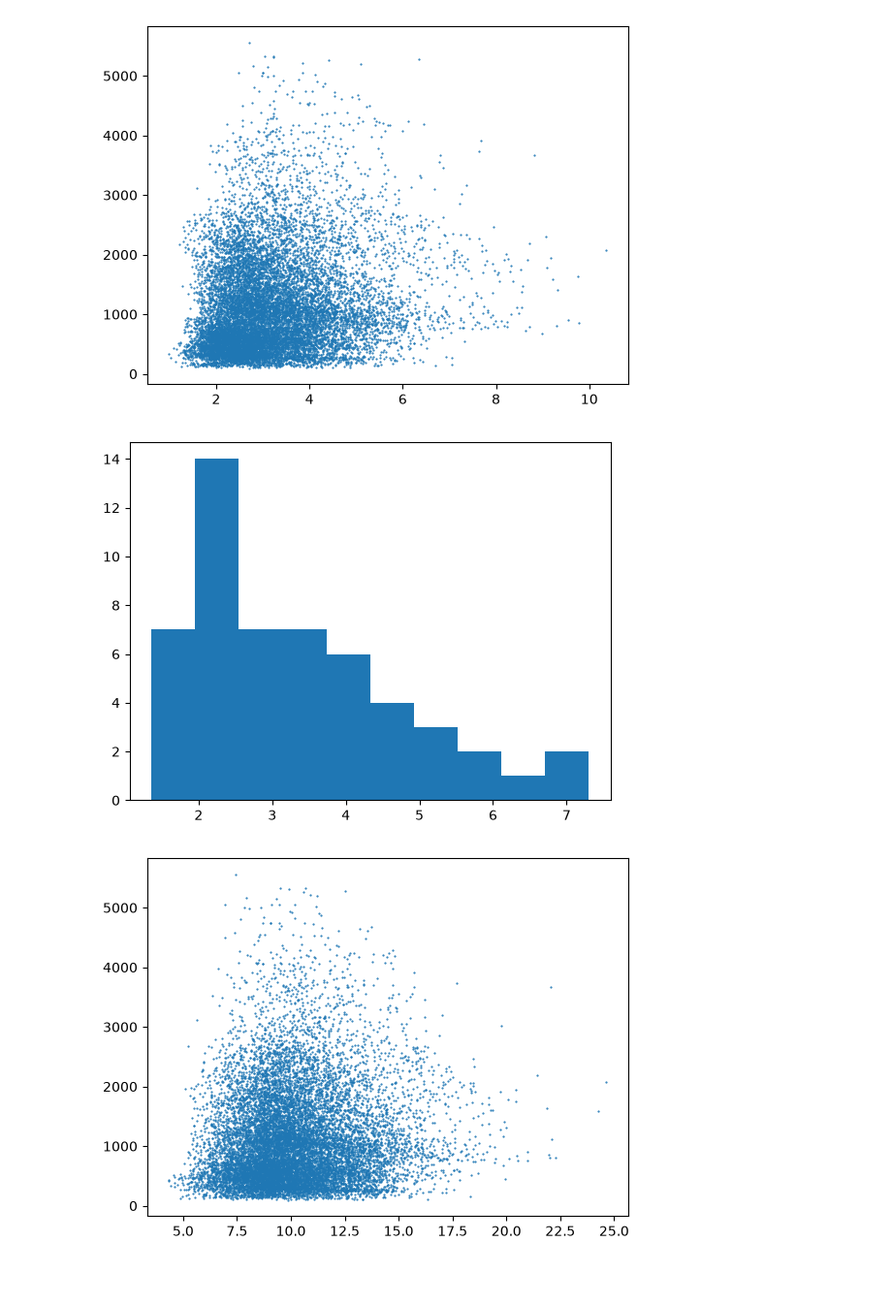
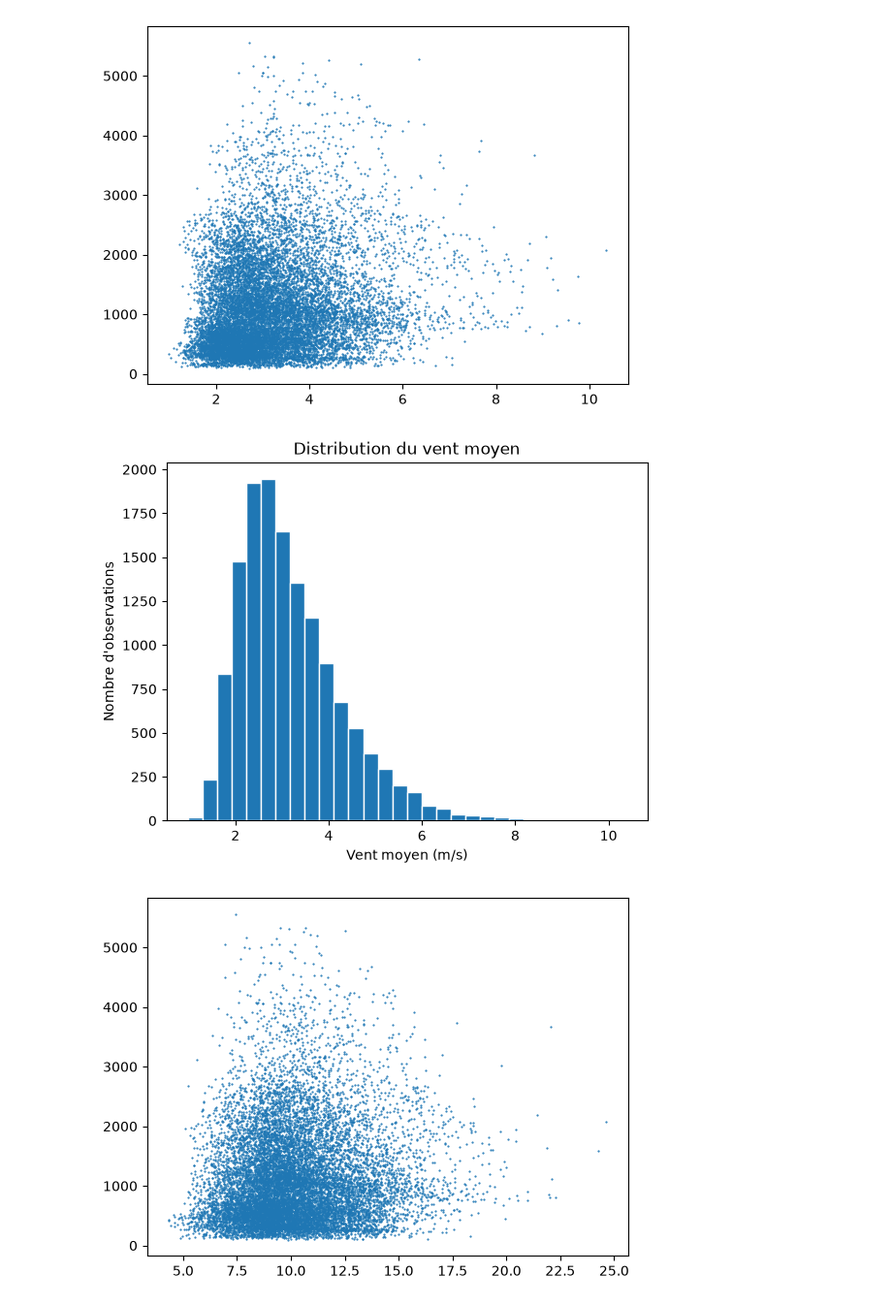
Before and after one commit to jadevalade2/projet_python_datascience_2AS1, a Jupyter notebook: rapport.ipynb, the cells around one changed output. Shown at 97% size. Drawn from its saved outputs; the diff is of its cells as text; code cells hidden in the pictures; blank space fills up the shorter version.

```diff
--- a/rapport.ipynb
+++ b/rapport.ipynb
@@ -373,16 +384,18 @@ plt.show()
 # %%
 
 ### Note : graphique à comparer avec les moyennes de vent, sinon inutile
 
 
 from matplotlib import pyplot as plt
 
-x = ventCrime["vent_moyen_ms"]
-
-plt.hist(x)
+x = ventBobos["vent_moyen_ms"]
+plt.hist(x, bins=30, edgecolor="white")
+plt.title("Distribution du vent moyen")
+plt.xlabel("Vent moyen (m/s)")
+plt.ylabel("Nombre d'observations")
 plt.show()
 # %% [output]
-[figure, old version]
+[figure, new version]
 # %%
 x = ventBobos["rafale_max_ms"]
 y = ventBobos["nb_traumas"]
```
Also changed, not shown: parts of 3 cells of this notebook.
